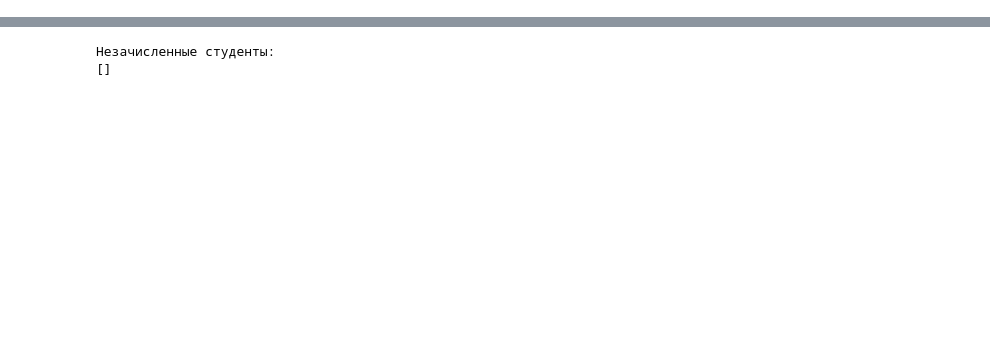
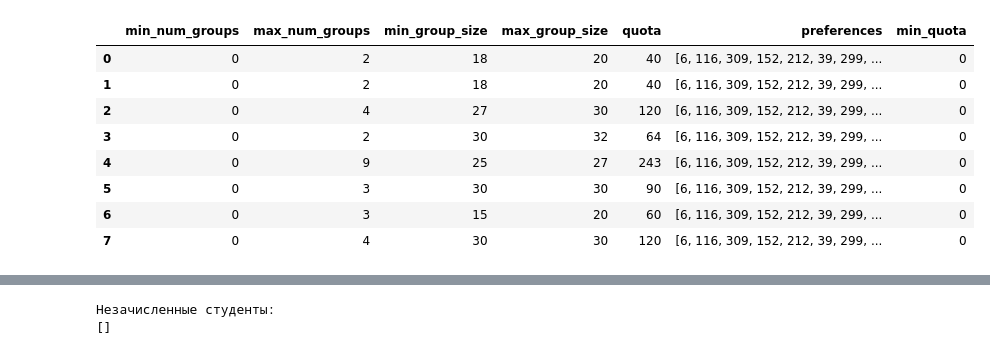
Before and after one commit to JDsophie/diplom, a Jupyter notebook: Main.ipynb, the cells around one changed output, grey strips where cells are left out. Cells and saved outputs as stored; diff of their text form; code cells hidden in the pictures; blank space fills up the shorter version.

```diff
--- a/Main.ipynb
+++ b/Main.ipynb
@@ -21,6 +22,18 @@ first_pref_target = 5
 matching = StudentsMatching(num_students, num_profiles, perc_of_target,
                             perc_of_contract, debts_limit, first_pref, first_pref_target,
                             min_num_groups, max_num_groups, min_group_sizes, max_group_sizes)
+# %%
+matching.data_p
+# %% [output]
+|  | min_num_groups | max_num_groups | min_group_size | max_group_size | quota | preferences | min_quota |
+| 0 | 0 | 2 | 18 | 20 | 40 | [6, 116, 309, 152, 212, 39, 299, ... | 0 |
+| 1 | 0 | 2 | 18 | 20 | 40 | [6, 116, 309, 152, 212, 39, 299, ... | 0 |
+| 2 | 0 | 4 | 27 | 30 | 120 | [6, 116, 309, 152, 212, 39, 299, ... | 0 |
+| 3 | 0 | 2 | 30 | 32 | 64 | [6, 116, 309, 152, 212, 39, 299, ... | 0 |
+| 4 | 0 | 9 | 25 | 27 | 243 | [6, 116, 309, 152, 212, 39, 299, ... | 0 |
+| 5 | 0 | 3 | 30 | 30 | 90 | [6, 116, 309, 152, 212, 39, 299, ... | 0 |
+| 6 | 0 | 3 | 15 | 20 | 60 | [6, 116, 309, 152, 212, 39, 299, ... | 0 |
+| 7 | 0 | 4 | 30 | 30 | 120 | [6, 116, 309, 152, 212, 39, 299, ... | 0 |
 # %%
 for prof in matching.data_p.index:
     print(f"Профиль {prof}: Студенты, поставившие первым приоритетом: {matching.priorities[prof]}, "
```
Also changed, not shown: parts of 13 cells of this notebook.
